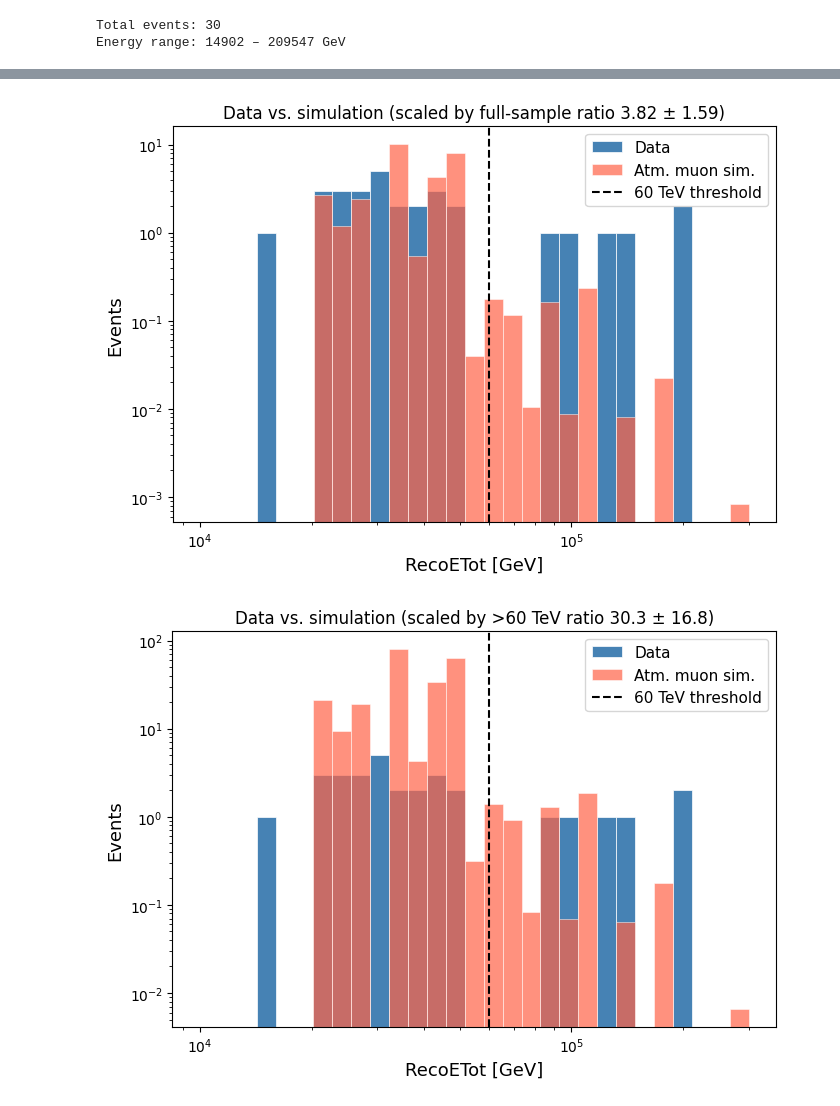
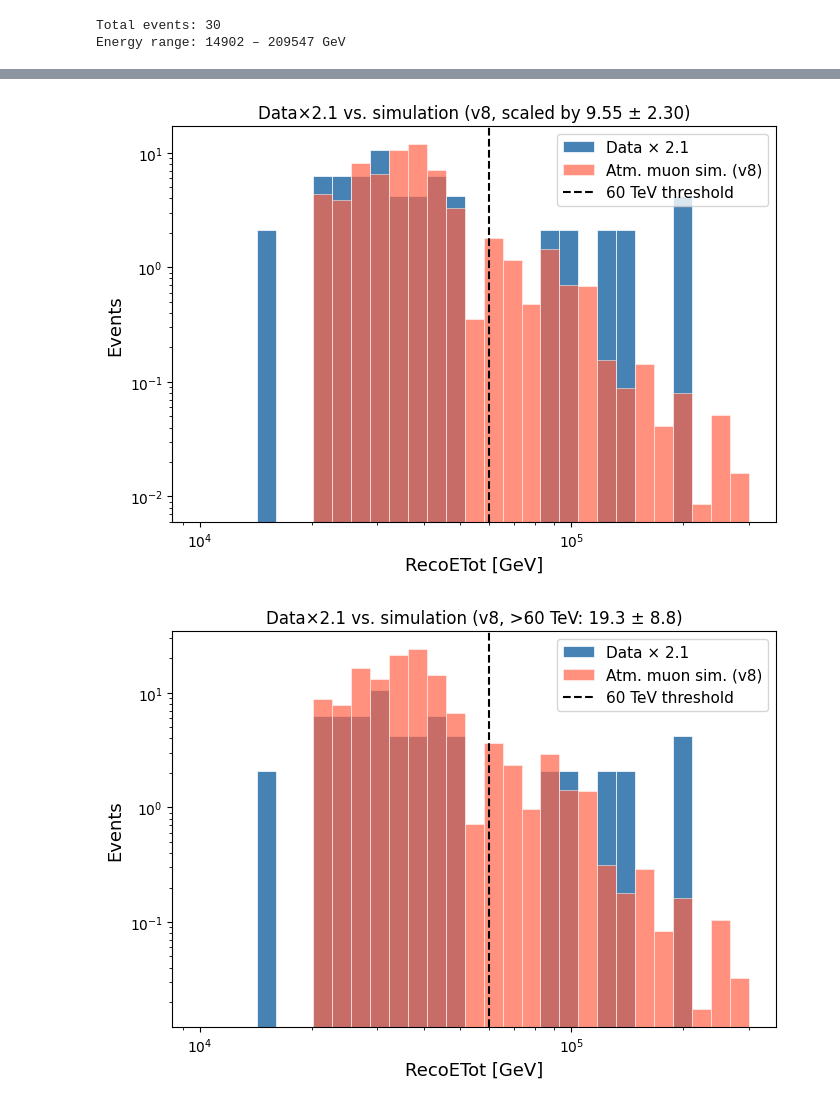
Before and after one commit to tjuanve/muon_tagging_summer_project, a Jupyter notebook: notebooks/muon_tag_analysis.ipynb, the cells around one changed output, grey strips where cells are left out. Drawn from its saved outputs; the diff is of its cells as text; code cells hidden in the pictures.

```diff
--- a/notebooks/muon_tag_analysis.ipynb
+++ b/notebooks/muon_tag_analysis.ipynb
@@ -43,5 +62,6 @@ Weighted sum: 7.84
 # %%
 E_THRESHOLD = 60e3  # GeV (60 TeV)
+GEO_FACTOR  = 2.1   # geometric acceptance correction
 
 n_total = len(reco_etot)
 n_above  = np.sum(reco_etot > E_THRESHOLD)
@@ -50,23 +70,25 @@ bins = np.logspace(np.log10(10e3), np.log10(300e3), 30)  # 10–300 TeV in GeV
 
 fig, ax = plt.subplots(figsize=(7, 5))
 
-ax.hist(reco_etot, bins=bins, color='steelblue', edgecolor='white', linewidth=0.5,
-        label='Data')
+ax.hist(reco_etot, bins=bins,
+        weights=np.full(len(reco_etot), GEO_FACTOR),
+        color='steelblue', edgecolor='white', linewidth=0.5,
+        label=f'Data × {GEO_FACTOR}')
 ax.axvline(E_THRESHOLD, color='black', linestyle='--', linewidth=1.5,
            label='60 TeV threshold')
 
 ax.set_xscale('log')
 ax.set_xlabel('RecoETot [GeV]', fontsize=13)
-ax.set_ylabel('Events', fontsize=13)
-ax.set_title('Reconstructed total energy — muon-tagged HESE candidates', fontsize=12)
+ax.set_ylabel(f'Events × {GEO_FACTOR}', fontsize=13)
+ax.set_title('Reconstructed total energy — muon-tagged HESE candidates (geo-scaled)', fontsize=12)
 
-textstr = f'Data: {n_total} total, {n_above} > 60 TeV'
+textstr = f'Data × {GEO_FACTOR}: {n_total * GEO_FACTOR:.1f} total, {n_above * GEO_FACTOR:.1f} > 60 TeV'
 ax.text(0.97, 0.97, textstr, transform=ax.transAxes,
         fontsize=11, va='top', ha='right',
         bbox=dict(boxstyle='round,pad=0.4', facecolor='white', alpha=0.8))
 
 ax.legend(fontsize=11)
 plt.tight_layout()
-plt.savefig(PLOT_DIR / 'reco_etot_data.pdf', bbox_inches='tight')
+plt.savefig(PLOT_DIR / 'reco_etot_data_geo.pdf', bbox_inches='tight')
 plt.show()
 # %% [output]
@@ -116,12 +140,15 @@ Events > 60 TeV:
 # %%
-def plot_data_sim(reco_etot, sim_energy, sim_weights, bins, title, fname):
+def plot_data_sim(reco_etot, sim_energy, sim_weights, bins, title, fname,
+                  data_weights=None):
     fig, ax = plt.subplots(figsize=(7, 5))
 
+    kw_data = dict(weights=data_weights) if data_weights is not None else {}
+    label_data = f'Data × {data_weights[0]:.4g}' if data_weights is not None else 'Data'
     ax.hist(reco_etot, bins=bins, color='steelblue', edgecolor='white', linewidth=0.5,
-            label='Data')
+            label=label_data, **kw_data)
     ax.hist(sim_energy, bins=bins, weights=sim_weights,
             color='tomato', edgecolor='white', linewidth=0.5, alpha=0.7,
-            label='Atm. muon sim.')
+            label=f'Atm. muon sim. ({SIM_DATASET})')
     ax.axvline(E_THRESHOLD, color='black', linestyle='--', linewidth=1.5,
                label='60 TeV threshold')
 
@@ -136,18 +163,20 @@ def plot_data_sim(reco_etot, sim_energy, sim_weights, bins, title, fname):
     plt.show()
 
 
-# Unscaled
+dw = np.full(len(reco_etot), GEO_FACTOR)
+
 plot_data_sim(reco_etot, sim_energy, sim_weights, bins,
-              title='Data vs. simulation (unscaled)',
-              fname='reco_etot_data_sim.pdf')
+              title=f'Data×{GEO_FACTOR} vs. simulation ({SIM_DATASET}, unscaled)',
+              fname=f'reco_etot_data_geo_sim_{SIM_DATASET}.pdf',
+              data_weights=dw)
 
-# Scaled by fraction from full sample
-plot_data_sim(reco_etot, sim_energy, sim_weights * frac_all, bins,
-              title=f'Data vs. simulation (scaled by full-sample ratio {frac_all:.2f} ± {err_all:.2f})',
-              fname='reco_etot_data_sim_scaled_all.pdf')
+plot_data_sim(reco_etot, sim_energy, sim_weights * frac_all_geo, bins,
+              title=f'Data×{GEO_FACTOR} vs. simulation ({SIM_DATASET}, scaled by {frac_all_geo:.2f} ± {err_all_geo:.2f})',
+              fname=f'reco_etot_data_geo_sim_scaled_all_{SIM_DATASET}.pdf',
+              data_weights=dw)
 
-# Scaled by fraction from > 60 TeV sample
-plot_data_sim(reco_etot, sim_energy, sim_weights * frac_above, bins,
-              title=f'Data vs. simulation (scaled by >60 TeV ratio {frac_above:.1f} ± {err_above:.1f})',
-              fname='reco_etot_data_sim_scaled_above60tev.pdf')
+plot_data_sim(reco_etot, sim_energy, sim_weights * frac_above_geo, bins,
+              title=f'Data×{GEO_FACTOR} vs. simulation ({SIM_DATASET}, >60 TeV: {frac_above_geo:.1f} ± {err_above_geo:.1f})',
+              fname=f'reco_etot_data_geo_sim_scaled_above60tev_{SIM_DATASET}.pdf',
+              data_weights=dw)
 # %% [output]
@@ -155,2 +184,2 @@ plot_data_sim(reco_etot, sim_energy, sim_weights * frac_above, bins,
-[figure, old version]
+[figure, new version]
-[figure, old version]
+[figure, new version]
```
Also changed, not shown: parts of 4 cells of this notebook, 8 other files.
